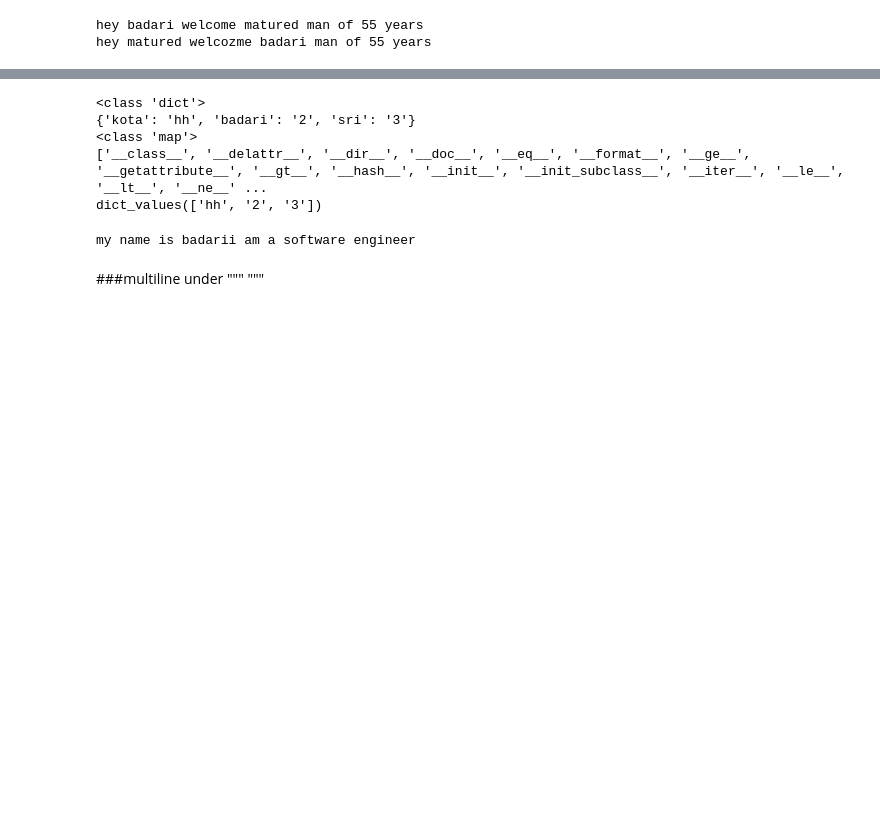
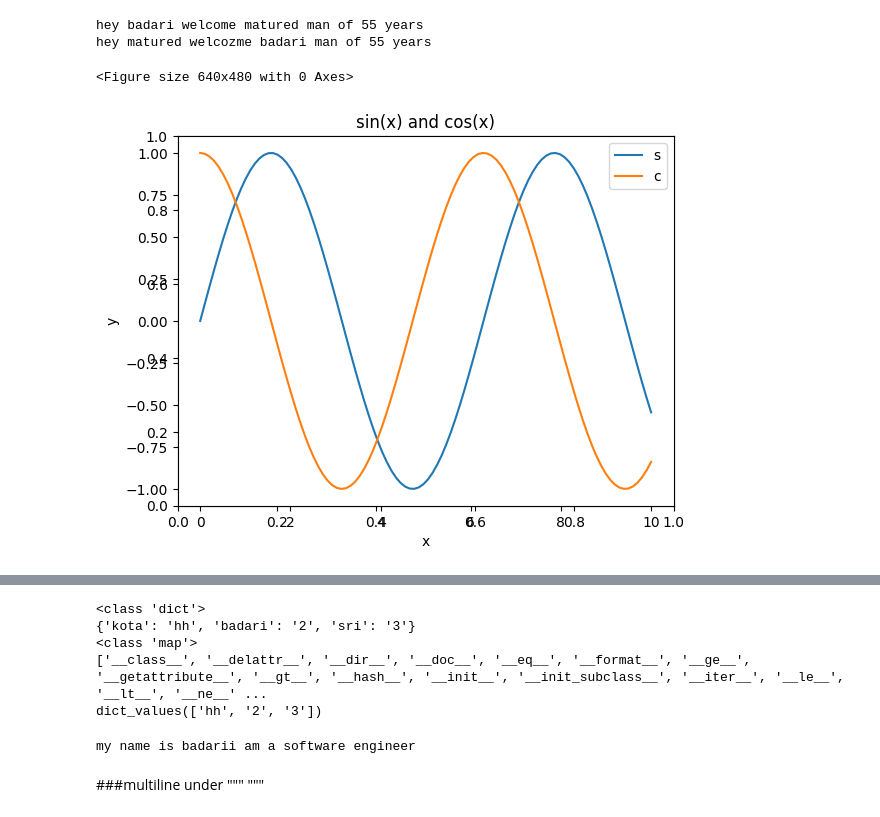
Before and after one commit to ybadari01/ybadari01, a Jupyter notebook: isropythgeo.ipynb, the cells around one changed output, grey strips where cells are left out. Saved outputs shown, nothing was run; the diff lists cells and outputs as text; code cells hidden in the pictures; blank space fills up the shorter version.

```diff
--- a/isropythgeo.ipynb
+++ b/isropythgeo.ipynb
@@ -7,3 +7,23 @@ print("hey {} welcozme {} man of {} years".format(strage,name,age))
 # %% [output]
 hey badari welcome matured man of 55 years
 hey matured welcozme badari man of 55 years
+# %%
+#matplot lib exp;icitly creates figures and axes and call methods on them (object oriented style)
+import matplotlib.pyplot as plt
+import numpy as np
+#for matplot lib shouild be in array format
+x=np.linspace(0,10,100)
+y=np.sin(x)
+fig=plt.figure()
+fig,ax=plt.subplots()
+ax=plt.axes()
+ax.plot(x,y,label='sin(x)')
+ax.plot(x,np.cos(x),label='cos(x)')
+ax.title.set_text('sin(x) and cos(x)')
+plt.xlabel('x')
+plt.ylabel('y')
+ax.legend('sc')
+plt.show()
+# %% [output]
+<Figure size 640x480 with 0 Axes>
+[figure, added]
```
Also changed, not shown: parts of 2 cells of this notebook, 3 other files.
